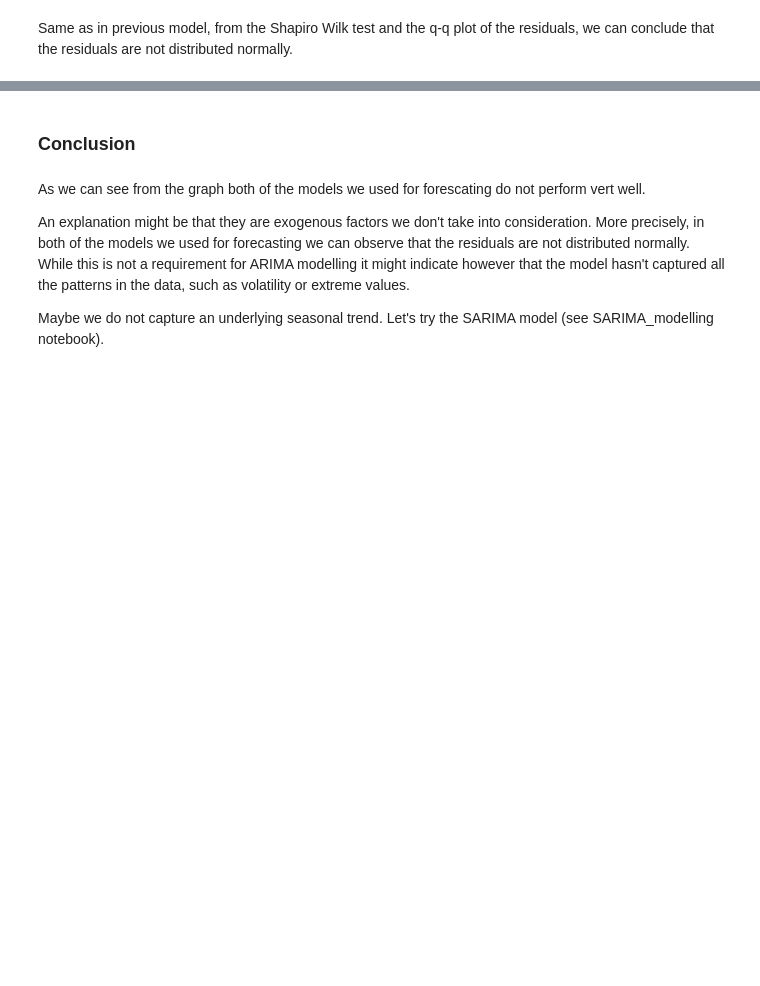
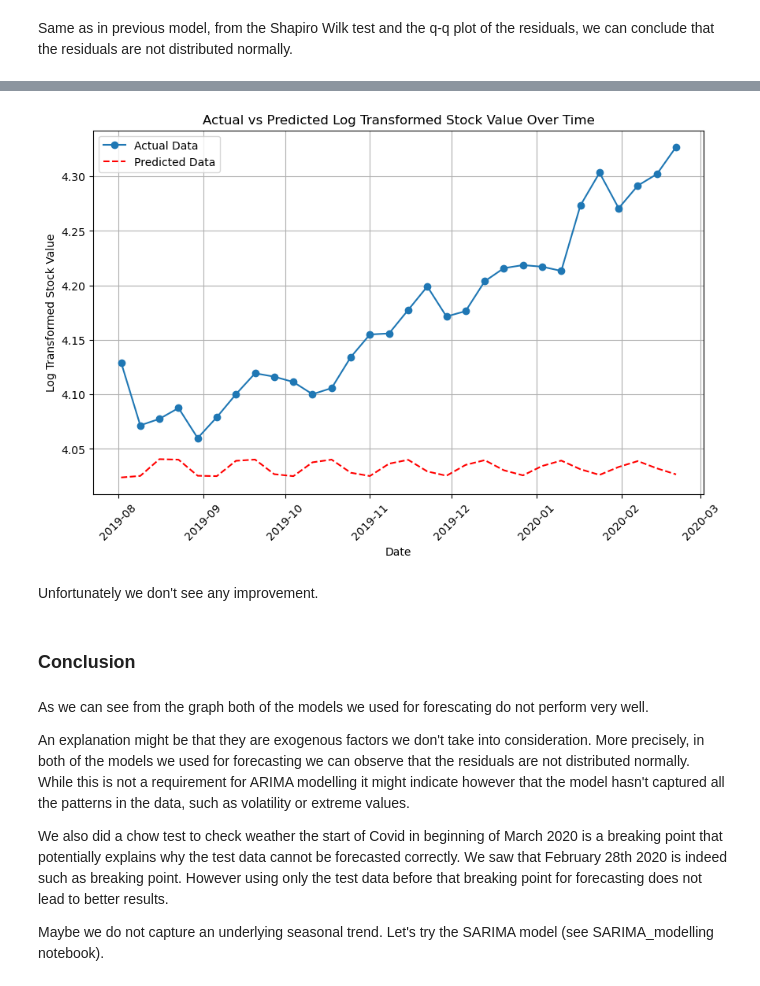
Before and after one commit to claudiawiese/stock_market_time_series, a Jupyter notebook: modelling/ARIMA_modelling.ipynb, the cells around one changed output, grey strips where cells are left out. Drawn from its saved outputs; the diff is of its cells as text; code cells hidden in the pictures; blank space fills up the shorter version.

```diff
--- a/modelling/ARIMA_modelling.ipynb
+++ b/modelling/ARIMA_modelling.ipynb
@@ -539,0 +580,3 @@ Same as in previous model, from the Shapiro Wilk test and the q-q plot of the re
+# %%
+break_date = pd.to_datetime('2020-02-28')
+chow_test(test,break_date)
@@ -540,8 +589,43 @@ Same as in previous model, from the Shapiro Wilk test and the q-q plot of the re
+# %%
+test_before_break = test[test.index < break_date]
+n_steps = len(test_before_break)
+forecast = model4.forecast(steps=n_steps)
+# %%
+# Convert the index to a format suitable for plotting
+forecast.index = test_before_break.index
+
+# Plot the actual data
+plt.figure(figsize=(10, 6))
+plt.plot(test_before_break.index, test_before_break['LogStockValue'], marker='o', label='Actual Data')
+
+# Plot the predicted (forecasted) data
+plt.plot(forecast.index, forecast, color='red', label='Predicted Data', linestyle='--')
+
+# Adding titles and labels
+plt.title('Actual vs Predicted Log Transformed Stock Value Over Time')
+plt.xlabel('Date')
+plt.ylabel('Log Transformed Stock Value')
+
+# Optional: Rotate x-axis labels if dates overlap
+plt.xticks(rotation=45)
+
+# Show grid and legend for better readability
+plt.grid(True)
+plt.legend()
+
+# Show the plot
+plt.show()
+# %% [output]
+[figure, added]
+# %% [markdown]
+Unfortunately we don't see any improvement.
 # %% [markdown]
 ### Conclusion
 # %% [markdown]
-As we can see from the graph both of the models we used for forescating do not perform vert well.
+As we can see from the graph both of the models we used for forescating do not perform very well.
 
 An explanation might be that they are exogenous factors we don't take into consideration. More precisely, in both of the models we used for forecasting we can observe that the residuals are not distributed normally. While this is not a requirement for ARIMA modelling it might indicate however that the model hasn't captured all the patterns in the data, such as volatility or extreme values.
 
+We also did a chow test to check weather the start of Covid in beginning of March 2020 is a breaking point that potentially explains why the test data cannot be forecasted correctly. We saw that February 28th 2020 is indeed such as breaking point. However using only the test data before that breaking point for forecasting does not lead to better results.
+
 Maybe we do not capture an underlying seasonal trend. Let's try the SARIMA model (see SARIMA_modelling notebook).
```
Also changed, not shown: parts of 11 cells of this notebook, 2 other files.
